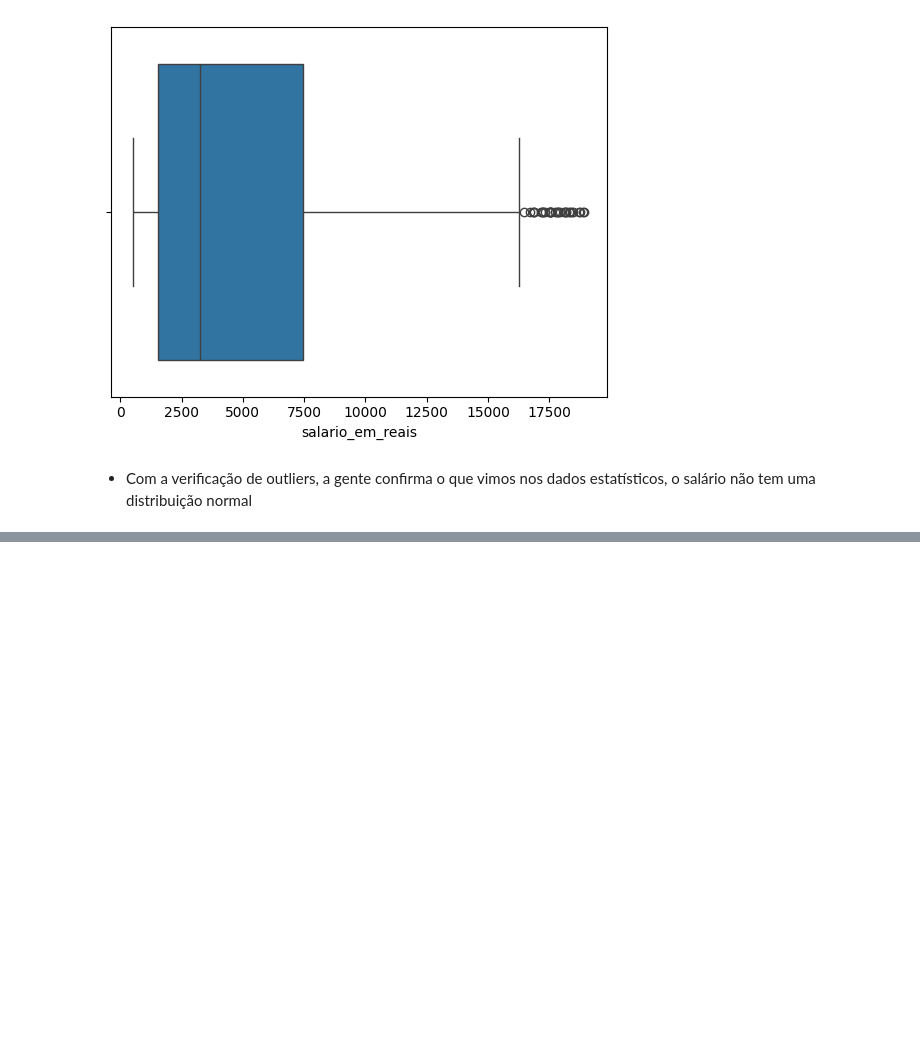
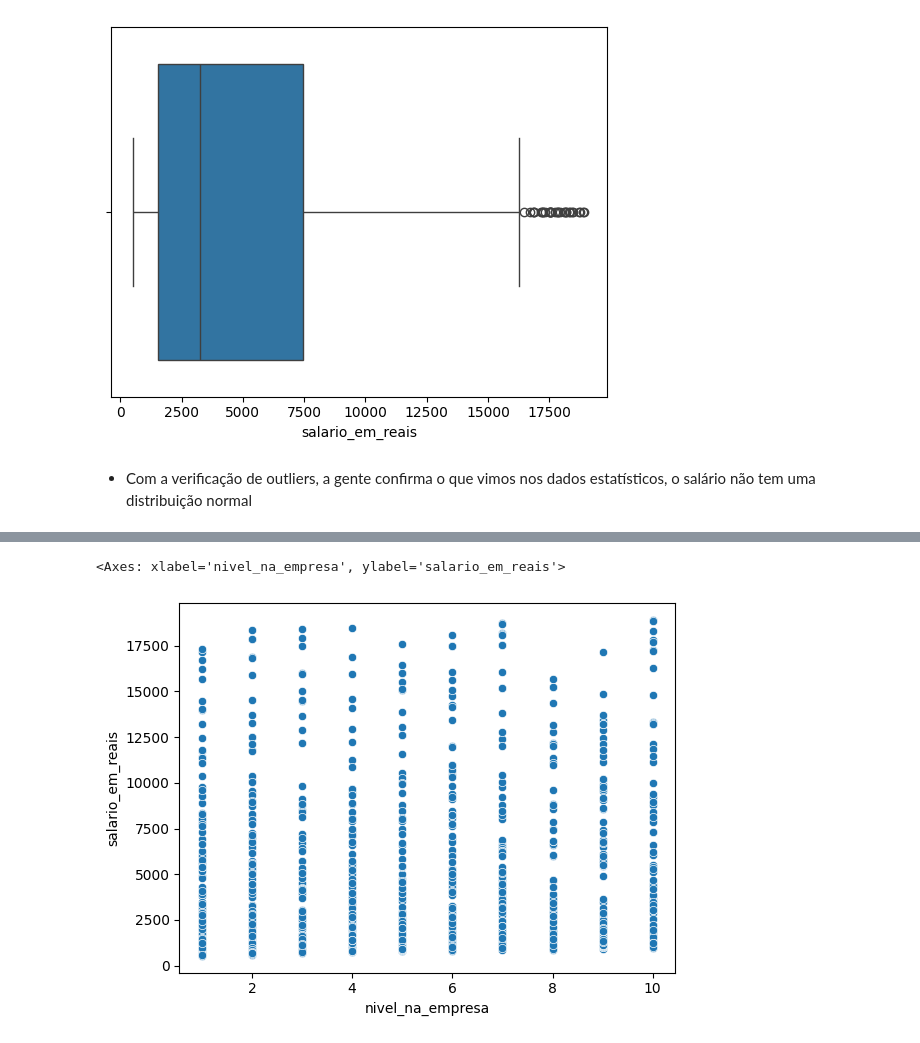
Before and after one commit to rcmonteiro/curso-ia-rocketseat, a Jupyter notebook: regressao_polinomial/modelo_salario.ipynb, the cells around one changed output, grey strips where cells are left out. Drawn from its saved outputs; the diff is of its cells as text; code cells hidden in the pictures; blank space fills up the shorter version.

```diff
--- a/regressao_polinomial/modelo_salario.ipynb
+++ b/regressao_polinomial/modelo_salario.ipynb
@@ -89,0 +96,5 @@ sns.boxplot(data=df, x='salario_em_reais')
+# %%
+sns.scatterplot(data=df_eda, x='nivel_na_empresa', y='salario_em_reais')
+# %% [output]
+<Axes: xlabel='nivel_na_empresa', ylabel='salario_em_reais'>
+[figure, added]
```
Also changed, not shown: parts of 9 cells of this notebook.
